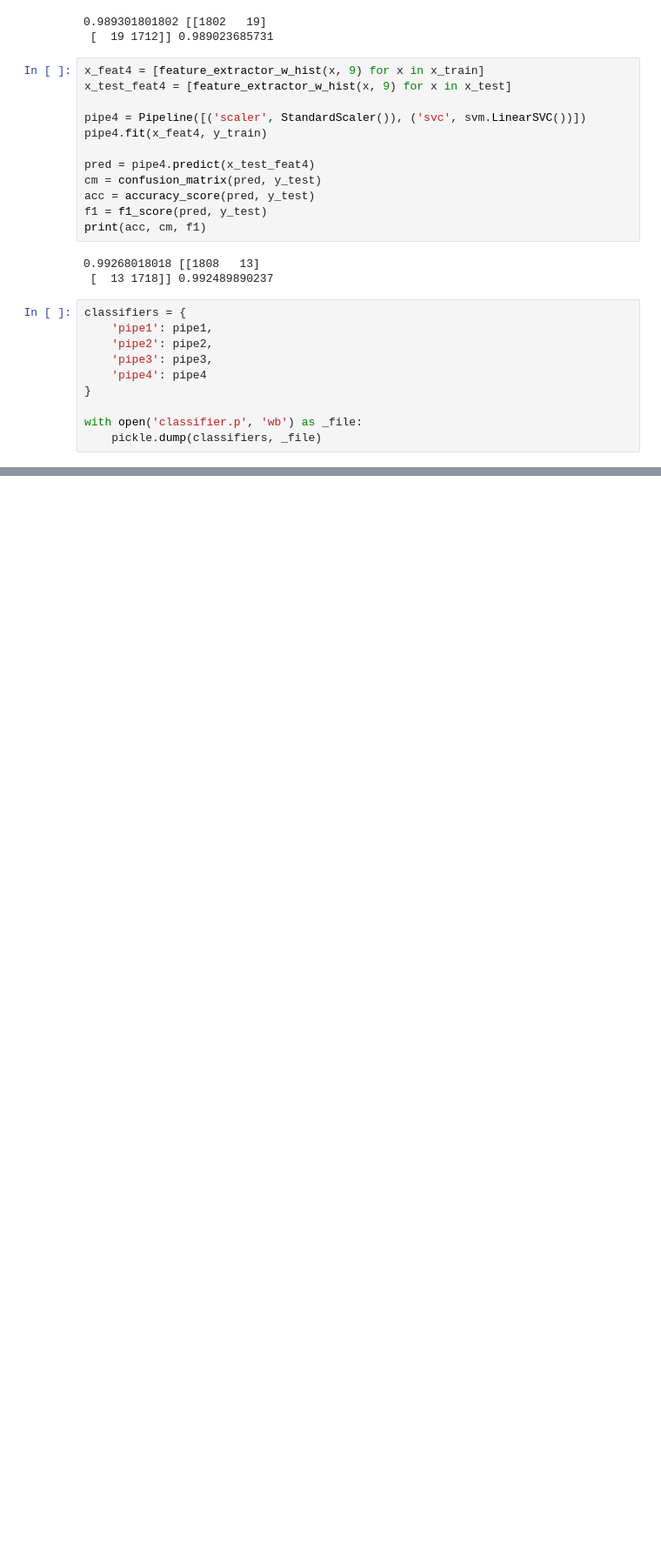
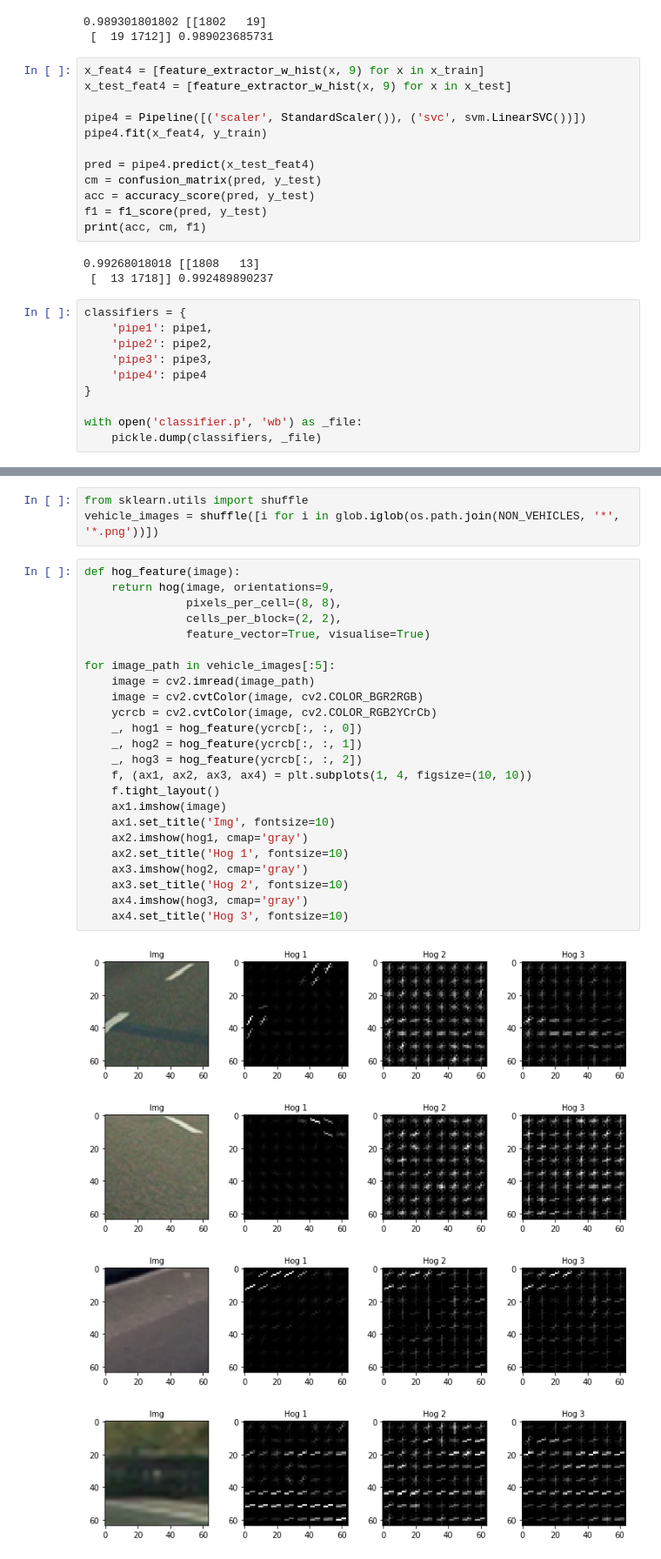
Before and after one commit to suryasumukh/CarND-Vehicle-Detection, a Jupyter notebook: notebooks/classifier.ipynb, the cells around one changed output, grey strips where cells are left out. Shown: that part at 87% size. Saved outputs shown, nothing was run; the diff lists cells and outputs as text; blank space fills up the shorter version.

```diff
--- a/notebooks/classifier.ipynb
+++ b/notebooks/classifier.ipynb
@@ -245,0 +264,32 @@ with open('classifier.p', 'wb') as _file:
+# %%
+from sklearn.utils import shuffle
+vehicle_images = shuffle([i for i in glob.iglob(os.path.join(NON_VEHICLES, '*', '*.png'))])
+# %%
+def hog_feature(image):
+    return hog(image, orientations=9,
+               pixels_per_cell=(8, 8),
+               cells_per_block=(2, 2),
+               feature_vector=True, visualise=True)
+
+for image_path in vehicle_images[:5]:
+    image = cv2.imread(image_path)
+    image = cv2.cvtColor(image, cv2.COLOR_BGR2RGB)
+    ycrcb = cv2.cvtColor(image, cv2.COLOR_RGB2YCrCb)
+    _, hog1 = hog_feature(ycrcb[:, :, 0])
+    _, hog2 = hog_feature(ycrcb[:, :, 1])
+    _, hog3 = hog_feature(ycrcb[:, :, 2])
+    f, (ax1, ax2, ax3, ax4) = plt.subplots(1, 4, figsize=(10, 10))
+    f.tight_layout()
+    ax1.imshow(image)
+    ax1.set_title('Img', fontsize=10)
+    ax2.imshow(hog1, cmap='gray')
+    ax2.set_title('Hog 1', fontsize=10)
+    ax3.imshow(hog2, cmap='gray')
+    ax3.set_title('Hog 2', fontsize=10)
+    ax4.imshow(hog3, cmap='gray')
+    ax4.set_title('Hog 3', fontsize=10)
+# %% [output]
+[figure, added]
+[figure, added]
+[figure, added]
+[figure, added]
```
Also changed, not shown: parts of 18 cells of this notebook, 4 other files.
